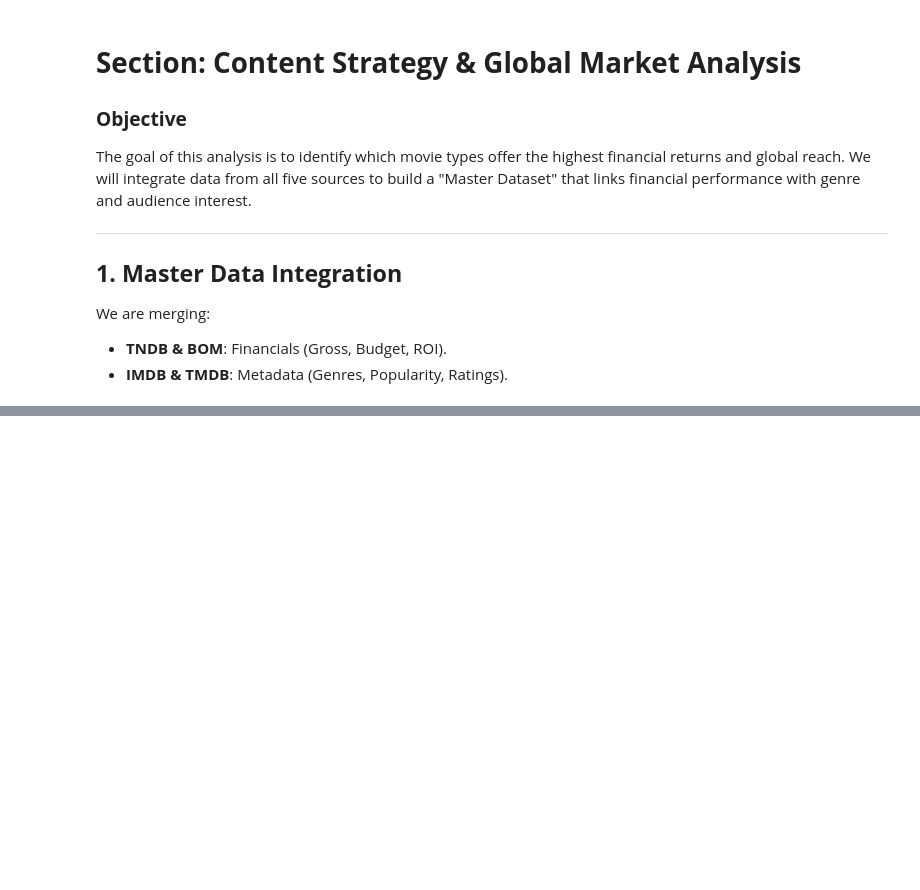
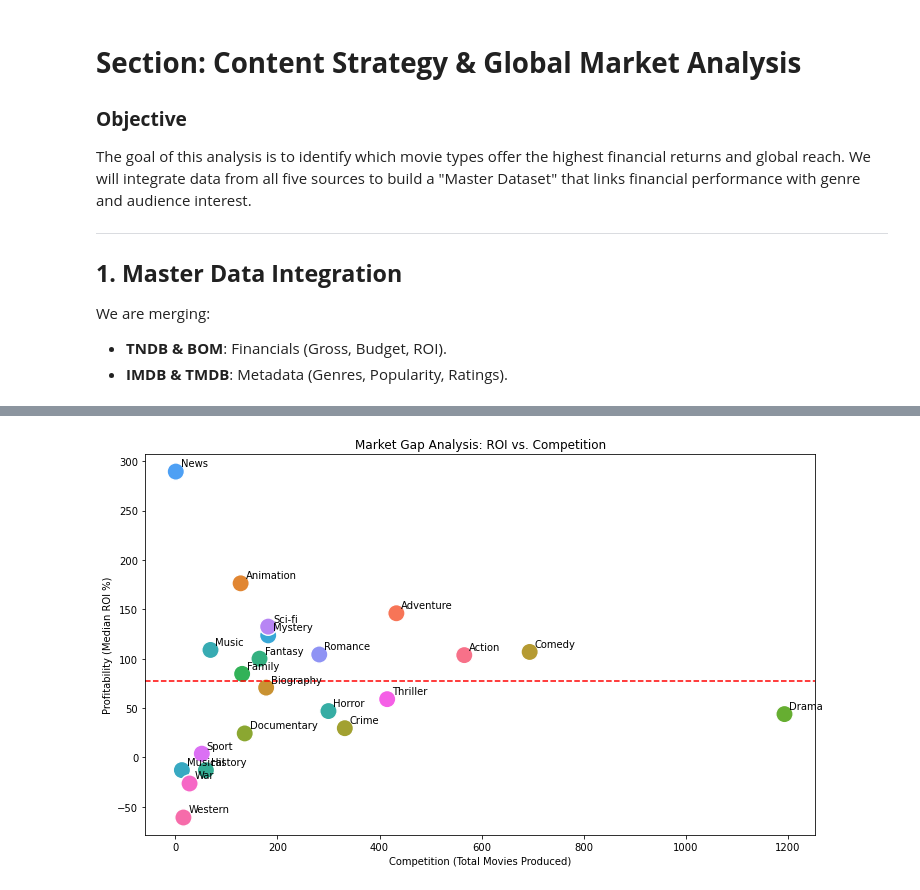
Before and after one commit to Daniellamuli/Phase-2-Movie-Analysis-Project, a Jupyter notebook: notebooks/Daniella.ipynb, the cells around one changed output, grey strips where cells are left out. Cells and saved outputs as stored; diff of their text form; code cells hidden in the pictures; blank space fills up the shorter version.

```diff
--- a/notebooks/Daniella.ipynb
+++ b/notebooks/Daniella.ipynb
@@ -88,0 +123,20 @@ FileNotFoundError: [Errno 2] No such file or directory: 'tndb_cleaned_data.csv'
+# %%
+niche_analysis = df_exploded.groupby('genres').agg({
+    'roi': 'median',
+    'movie': 'count'
+}).rename(columns={'movie': 'movie_count'})
+
+plt.figure(figsize=(12, 7))
+sns.scatterplot(data=niche_analysis, x='movie_count', y='roi', hue='genres', s=300, legend=False)
+
+for i, txt in enumerate(niche_analysis.index):
+    plt.annotate(txt, (niche_analysis.movie_count.iat[i], niche_analysis.roi.iat[i]),
+                 xytext=(5,5), textcoords='offset points')
+
+plt.axhline(niche_analysis['roi'].median(), color='red', linestyle='--')
+plt.title('Market Gap Analysis: ROI vs. Competition')
+plt.xlabel('Competition (Total Movies Produced)')
+plt.ylabel('Profitability (Median ROI %)')
+plt.show()
+# %% [output]
+[figure, added]
```
Also changed, not shown: parts of 10 cells of this notebook.
